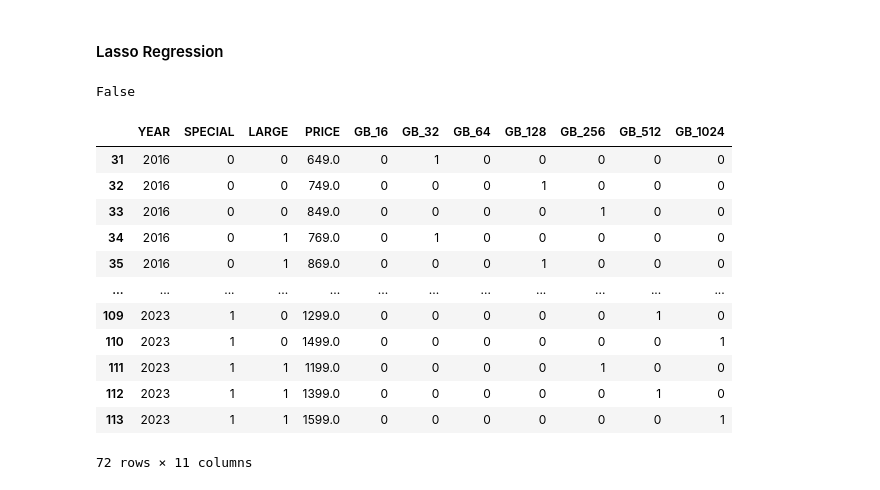
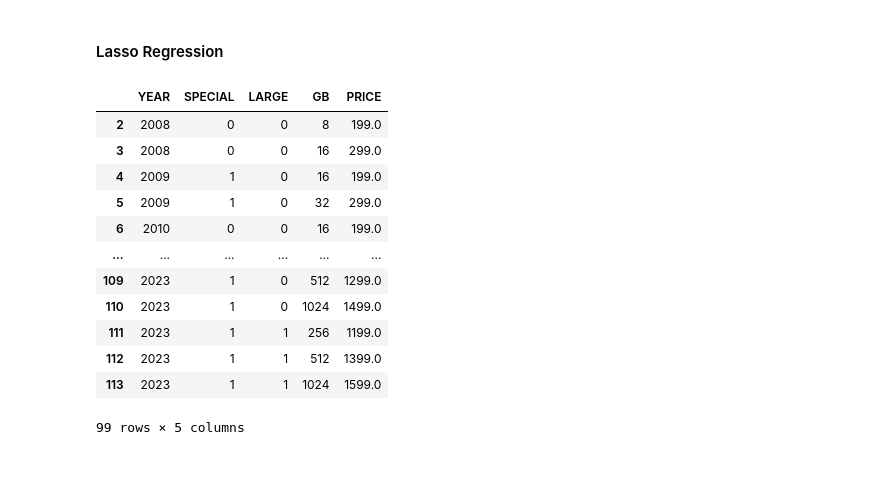
Before and after one commit to Tahsin-T-Ahmed/iphone-price-prediction-ai, a Jupyter notebook: model.ipynb, the cells around one changed output. Drawn from its saved outputs; the diff is of its cells as text; code cells hidden in the pictures.

Commit message:
new dataframe for Lasso, copied from original; saved as output CSV

```diff
--- a/model.ipynb
+++ b/model.ipynb
@@ -352,26 +352,23 @@ metrics
 ## LASSO REGRESSION
 
 iphones_lasso = iphones.copy()
-
-lassoreg = Lasso()
-# %% [output]
-False
 # %%
 saveOutput(iphones, "iphones_output.csv")
 saveOutput(iphones_linreg, "iphones_linreg_output.csv")
+saveOutput(iphones_lasso, "iphones_lasso.csv")
 
-iphones_linreg
+iphones_lasso
 # %% [output]
-|  | YEAR | SPECIAL | LARGE | PRICE | GB_16 | GB_32 | GB_64 | GB_128 | GB_256 | GB_512 | GB_1024 |
-| 31 | 2016 | 0 | 0 | 649.0 | 0 | 1 | 0 | 0 | 0 | 0 | 0 |
-| 32 | 2016 | 0 | 0 | 749.0 | 0 | 0 | 0 | 1 | 0 | 0 | 0 |
-| 33 | 2016 | 0 | 0 | 849.0 | 0 | 0 | 0 | 0 | 1 | 0 | 0 |
-| 34 | 2016 | 0 | 1 | 769.0 | 0 | 1 | 0 | 0 | 0 | 0 | 0 |
-| 35 | 2016 | 0 | 1 | 869.0 | 0 | 0 | 0 | 1 | 0 | 0 | 0 |
-| ... | ... | ... | ... | ... | ... | ... | ... | ... | ... | ... | ... |
-| 109 | 2023 | 1 | 0 | 1299.0 | 0 | 0 | 0 | 0 | 0 | 1 | 0 |
-| 110 | 2023 | 1 | 0 | 1499.0 | 0 | 0 | 0 | 0 | 0 | 0 | 1 |
-| 111 | 2023 | 1 | 1 | 1199.0 | 0 | 0 | 0 | 0 | 1 | 0 | 0 |
-| 112 | 2023 | 1 | 1 | 1399.0 | 0 | 0 | 0 | 0 | 0 | 1 | 0 |
-| 113 | 2023 | 1 | 1 | 1599.0 | 0 | 0 | 0 | 0 | 0 | 0 | 1 |
+|  | YEAR | SPECIAL | LARGE | GB | PRICE |
+| 2 | 2008 | 0 | 0 | 8 | 199.0 |
+| 3 | 2008 | 0 | 0 | 16 | 299.0 |
+| 4 | 2009 | 1 | 0 | 16 | 199.0 |
+| 5 | 2009 | 1 | 0 | 32 | 299.0 |
+| 6 | 2010 | 0 | 0 | 16 | 199.0 |
+| ... | ... | ... | ... | ... | ... |
+| 109 | 2023 | 1 | 0 | 512 | 1299.0 |
+| 110 | 2023 | 1 | 0 | 1024 | 1499.0 |
+| 111 | 2023 | 1 | 1 | 256 | 1199.0 |
+| 112 | 2023 | 1 | 1 | 512 | 1399.0 |
+| 113 | 2023 | 1 | 1 | 1024 | 1599.0 |
-72 rows × 11 columns
+99 rows × 5 columns
```
